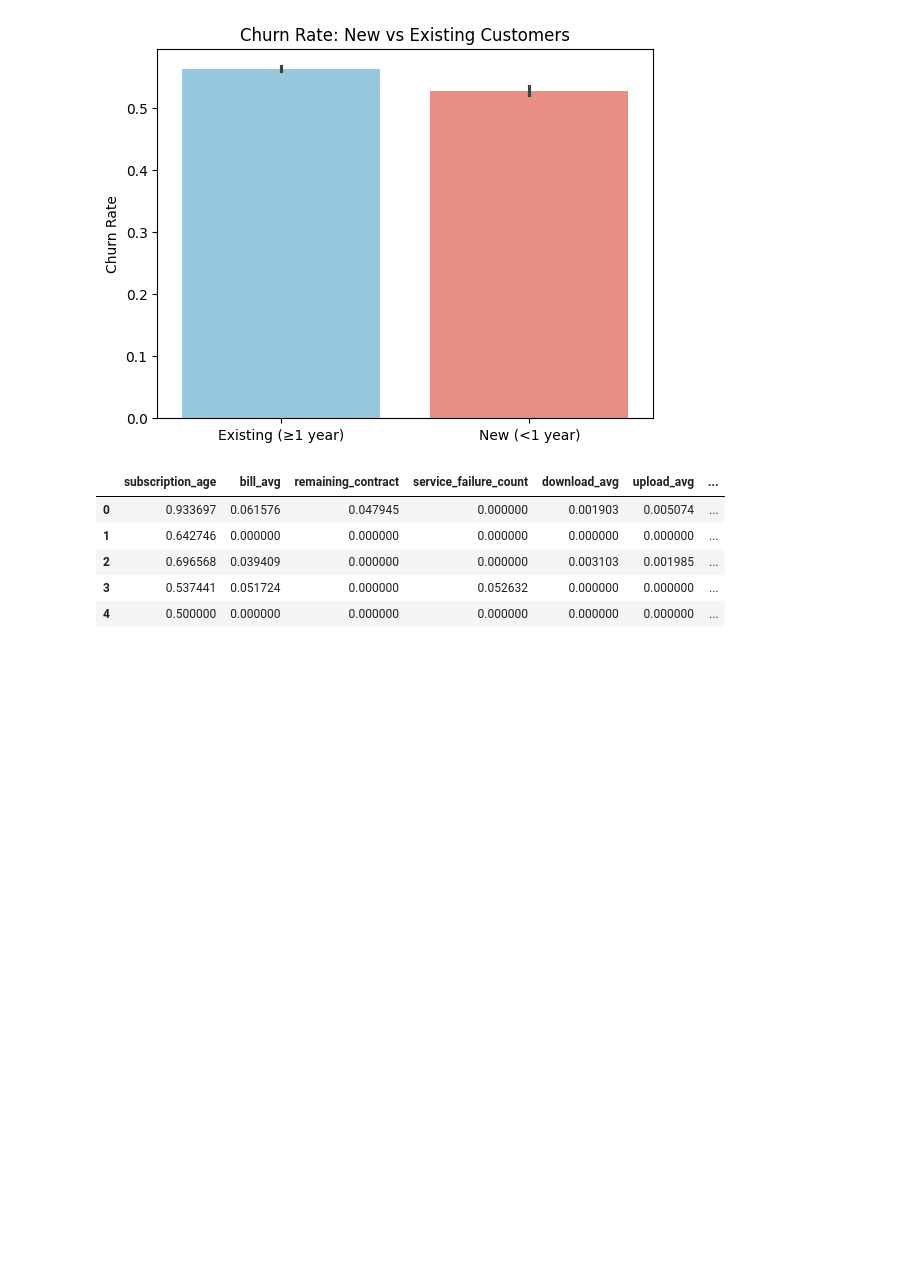
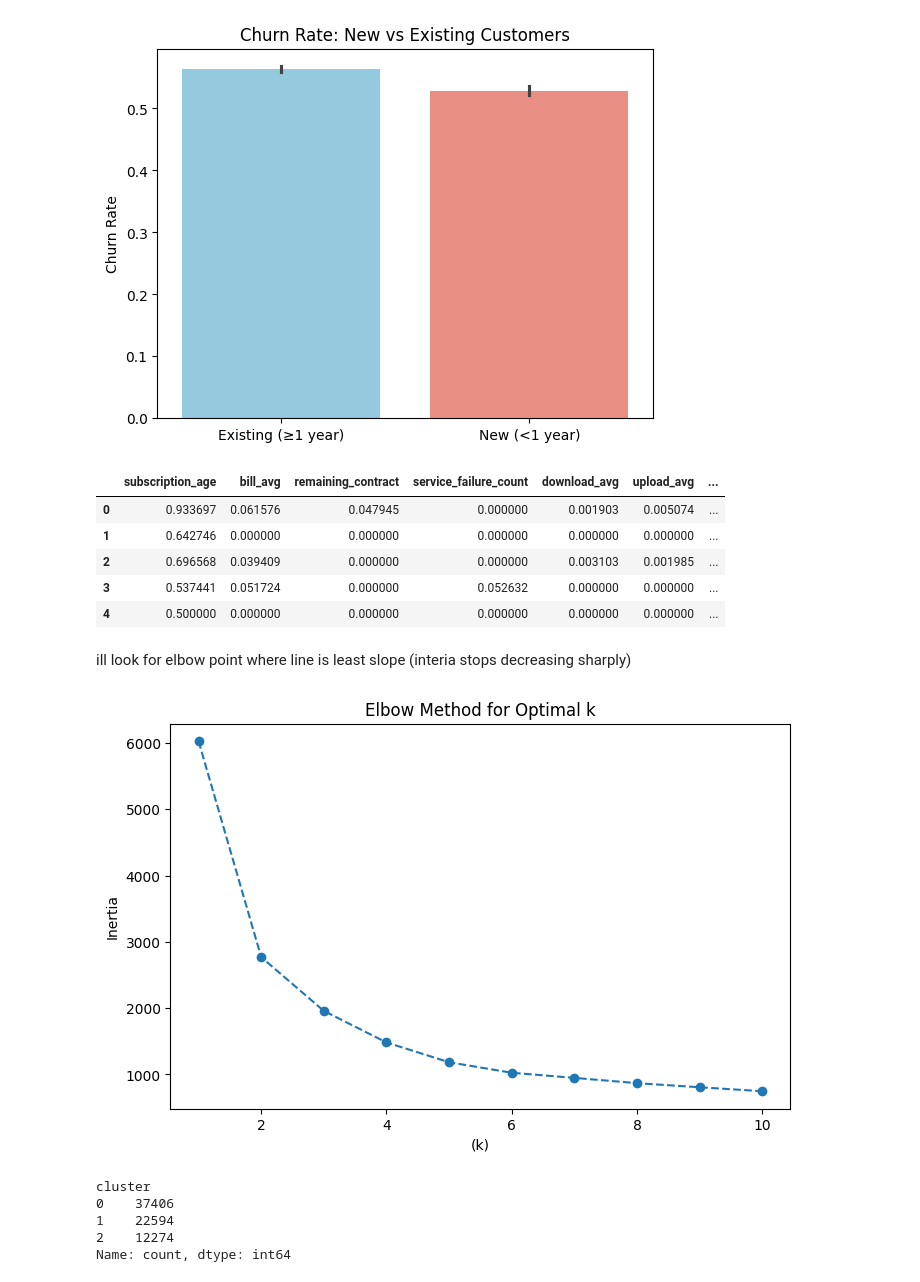
Before and after one commit to halaheltorgoman/Internet-Service-Customer-Churn, a Jupyter notebook: notebooks/churn_eda.ipynb, the cells around one changed output. Drawn from its saved outputs; the diff is of its cells as text; code cells hidden in the pictures; blank space fills up the shorter version.

```diff
--- a/notebooks/churn_eda.ipynb
+++ b/notebooks/churn_eda.ipynb
@@ -564,3 +564,35 @@ df2[numeric_cols_2].head()
 | 2 | 0.696568 | 0.039409 | 0.000000 | 0.000000 | 0.003103 | 0.001985 | ... |
 | 3 | 0.537441 | 0.051724 | 0.000000 | 0.052632 | 0.000000 | 0.000000 | ... |
 | 4 | 0.500000 | 0.000000 | 0.000000 | 0.000000 | 0.000000 | 0.000000 | ... |
+# %%
+X = df2[numeric_cols_2]
+# %%
+inertia = []
+K_range = range(1, 11)
+
+for k in K_range:
+    kmeans = KMeans(n_clusters=k, random_state=42, n_init=10)
+    kmeans.fit(X)
+    inertia.append(kmeans.inertia_)
+# %% [markdown]
+ill look for elbow point where line is least slope (interia stops decreasing sharply)
+# %%
+plt.figure(figsize=(8,5))
+plt.plot(K_range, inertia, marker='o', linestyle='--')
+plt.xlabel("(k)")
+plt.ylabel("Inertia")
+plt.title("Elbow Method for Optimal k")
+plt.show()
+# %% [output]
+[figure, added]
+# %%
+kmeans = KMeans(n_clusters=3, random_state=42, n_init=10)
+df2['cluster'] = kmeans.fit_predict(X)
+
+print(df2['cluster'].value_counts())
+# %% [output]
+cluster
+0    37406
+1    22594
+2    12274
+Name: count, dtype: int64
```
Also changed, not shown: parts of 6 cells of this notebook.
